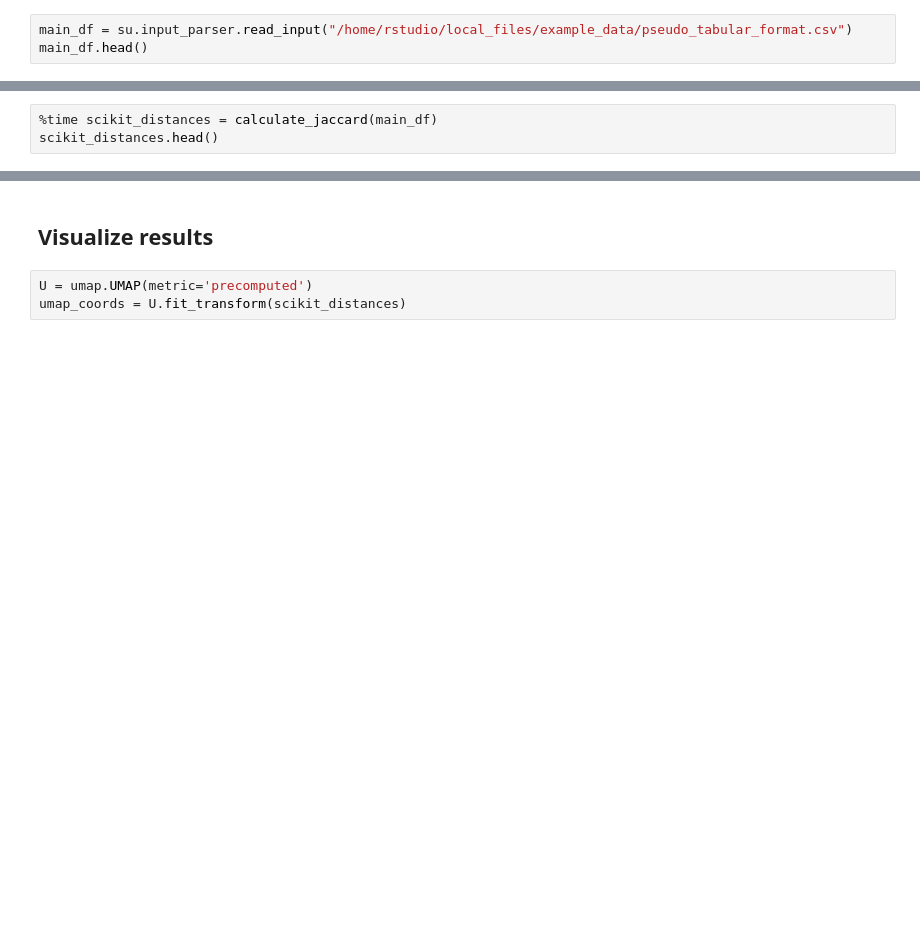
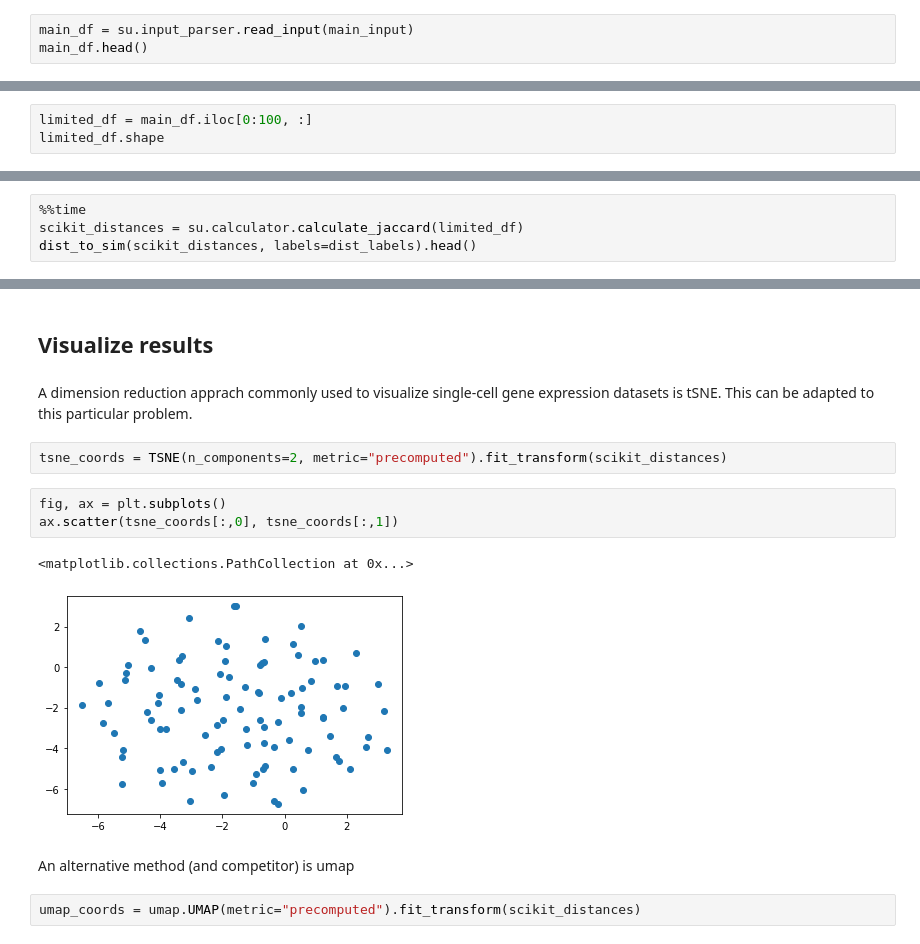
Before and after one commit to szabogtamas/distance_metrics_comparisons, a Jupyter notebook: notebooks/jupyter/efficient_jaccard_distances.ipynb, the cells around one changed output, grey strips where cells are left out. Saved outputs shown, nothing was run; the diff lists cells and outputs as text; blank space fills up the shorter version.

```diff
--- a/notebooks/jupyter/efficient_jaccard_distances.ipynb
+++ b/notebooks/jupyter/efficient_jaccard_distances.ipynb
@@ -23,3 +48,3 @@ SyntaxError: invalid syntax (input_parser.py, line 11)
 # %%
-main_df = su.input_parser.read_input("/home/rstudio/local_files/example_data/pseudo_tabular_format.csv")
+main_df = su.input_parser.read_input(main_input)
 main_df.head()
@@ -25,0 +63,3 @@ main_df.head()
+# %%
+limited_df = main_df.iloc[0:100, :]
+limited_df.shape
@@ -34,3 +142,4 @@ pandas_distances.head()
 # %%
-%time scikit_distances = calculate_jaccard(main_df)
-scikit_distances.head()
+%%time
+scikit_distances = su.calculator.calculate_jaccard(limited_df)
+dist_to_sim(scikit_distances, labels=dist_labels).head()
@@ -37,5 +178,16 @@ scikit_distances.head()
 # %% [markdown]
 ## Visualize results
-# %%
-U = umap.UMAP(metric='precomputed')
-umap_coords = U.fit_transform(scikit_distances)
+# %% [markdown]
+A dimension reduction apprach commonly used to visualize single-cell gene expression datasets is tSNE. This can be adapted to this particular problem.
+# %%
+tsne_coords = TSNE(n_components=2, metric="precomputed").fit_transform(scikit_distances)
+# %%
+fig, ax = plt.subplots()
+ax.scatter(tsne_coords[:,0], tsne_coords[:,1])
+# %% [output]
+<matplotlib.collections.PathCollection at 0x...>
+[figure, added]
+# %% [markdown]
+An alternative method (and competitor) is umap
+# %%
+umap_coords = umap.UMAP(metric="precomputed").fit_transform(scikit_distances)
```
Also changed, not shown: parts of 17 cells of this notebook.
